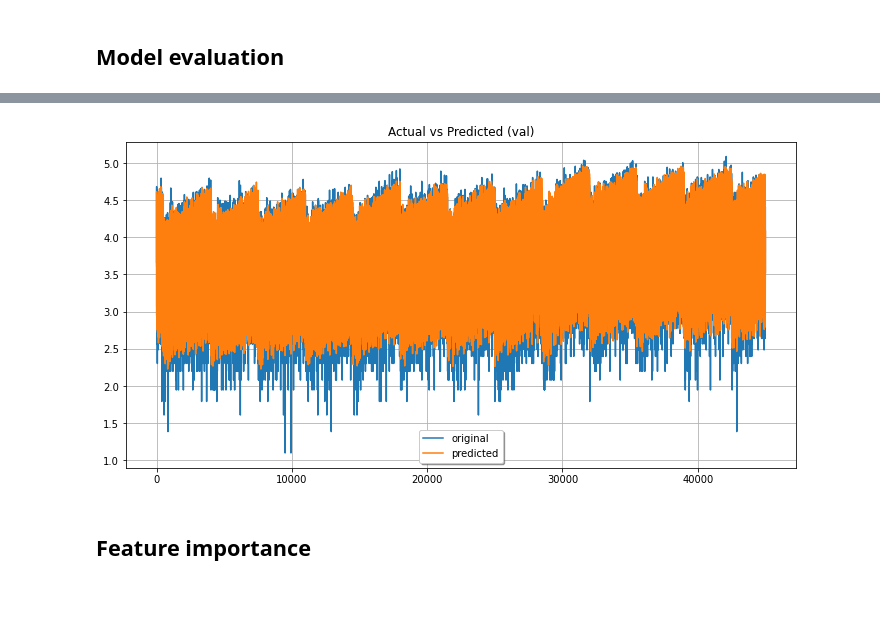
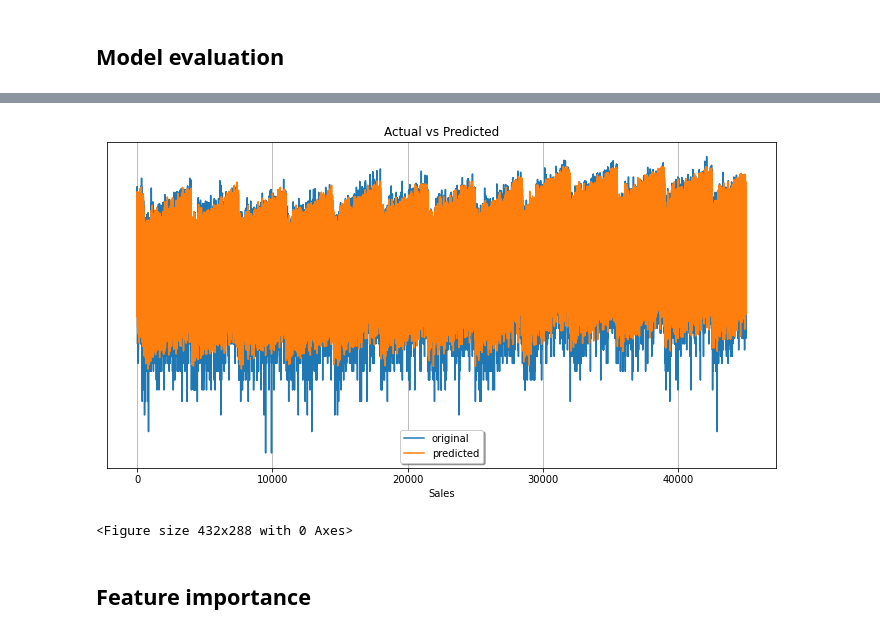
Before and after one commit to jolenetan07/CZ4041-ML-Group7, a Jupyter notebook: XGBoost/best/xgboost_best.ipynb, the cells around one changed output, grey strips where cells are left out. Drawn from its saved outputs; the diff is of its cells as text; code cells hidden in the pictures; blank space fills up the shorter version.

```diff
--- a/XGBoost/best/xgboost_best.ipynb
+++ b/XGBoost/best/xgboost_best.ipynb
@@ -341,15 +343,23 @@ Training time: 628.567841s
 # %%
 # visualize results
 x_ax = range(len(Y_val))
 plt.figure(figsize=(12, 6))
+ax = plt.gca()
+ax.get_yaxis().set_visible(False)
+
 plt.plot(x_ax, Y_val, label="original")
 plt.plot(x_ax, first_model.predict(X_val), label="predicted")
-plt.title("Actual vs Predicted (val)")
+plt.xlabel('Sales')
+
+plt.title("Actual vs Predicted")
 plt.legend(loc='best',fancybox=True, shadow=True)
 plt.grid(True)
 plt.show()
+
+plt.savefig('XGBoost Best Actual vs Predicted.png')
 # %% [output]
-[figure, old version]
+[figure, new version]
+<Figure size 432x288 with 0 Axes>
 # %% [markdown]
 ## Feature importance
 # %%
```
Also changed, not shown: parts of 5 cells of this notebook, 19 other files.
